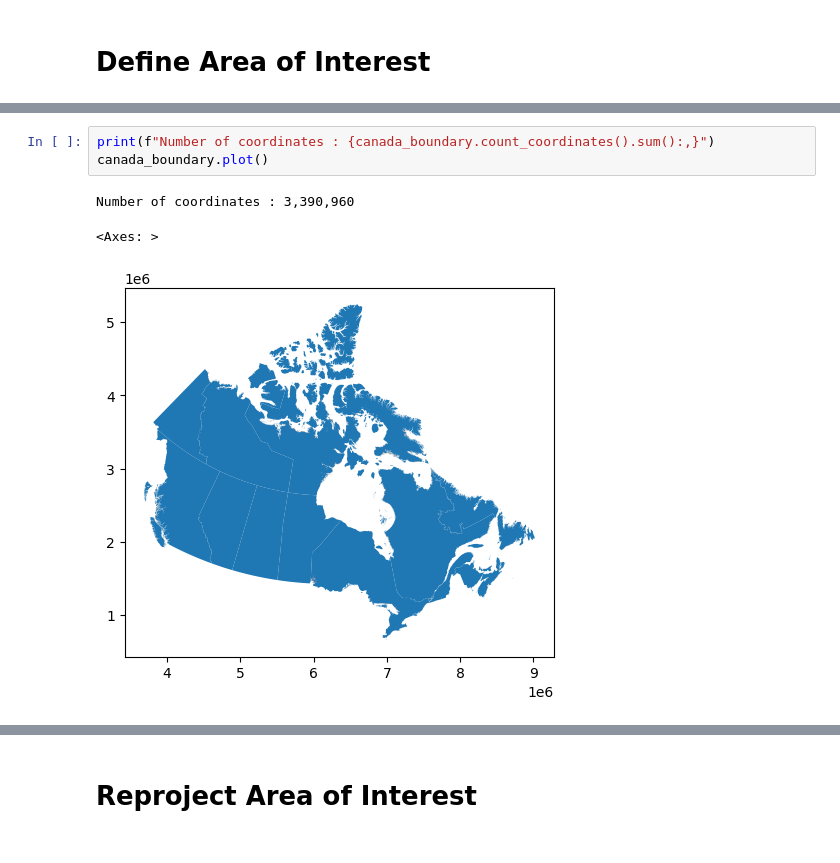
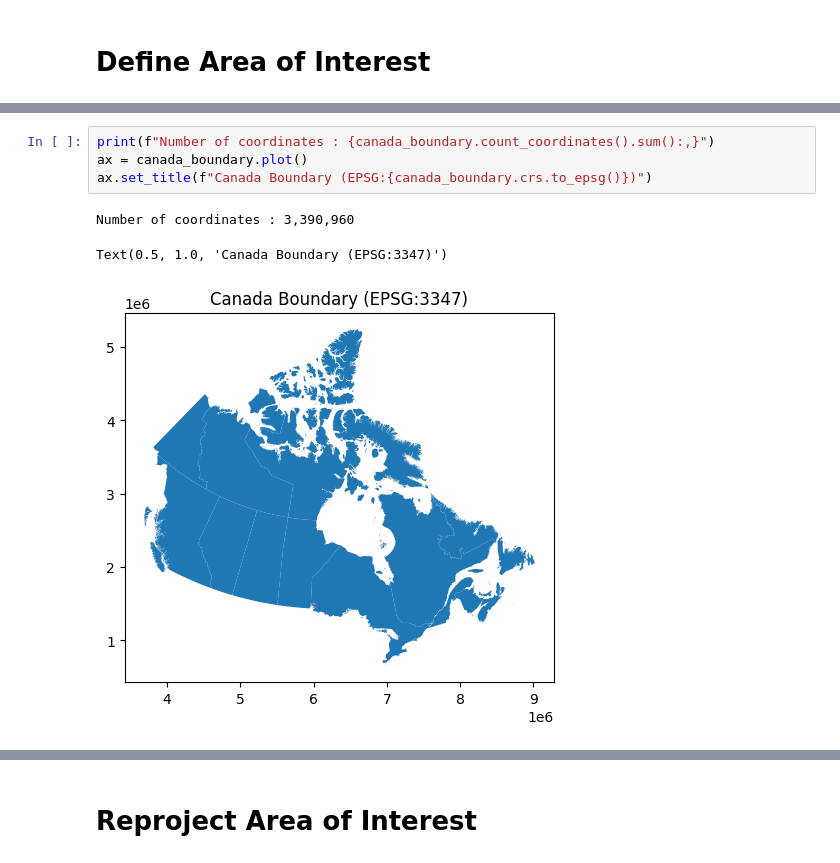
Before and after one commit to AlexandreBrown/WildfirePrediction, a Jupyter notebook: download_data.ipynb, the cells around one changed output, grey strips where cells are left out. Drawn from its saved outputs; the diff is of its cells as text.

```diff
--- a/download_data.ipynb
+++ b/download_data.ipynb
@@ -220,7 +232,8 @@ canada_boundary.head()
 # %%
 print(f"Number of coordinates : {canada_boundary.count_coordinates().sum():,}")
-canada_boundary.plot()
+ax = canada_boundary.plot()
+ax.set_title(f"Canada Boundary (EPSG:{canada_boundary.crs.to_epsg()})")
 # %% [output]
 Number of coordinates : 3,390,960
-<Axes: >
+Text(0.5, 1.0, 'Canada Boundary (EPSG:3347)')
-[figure, old version]
+[figure, new version]
```
Also changed, not shown: parts of 17 cells of this notebook.
